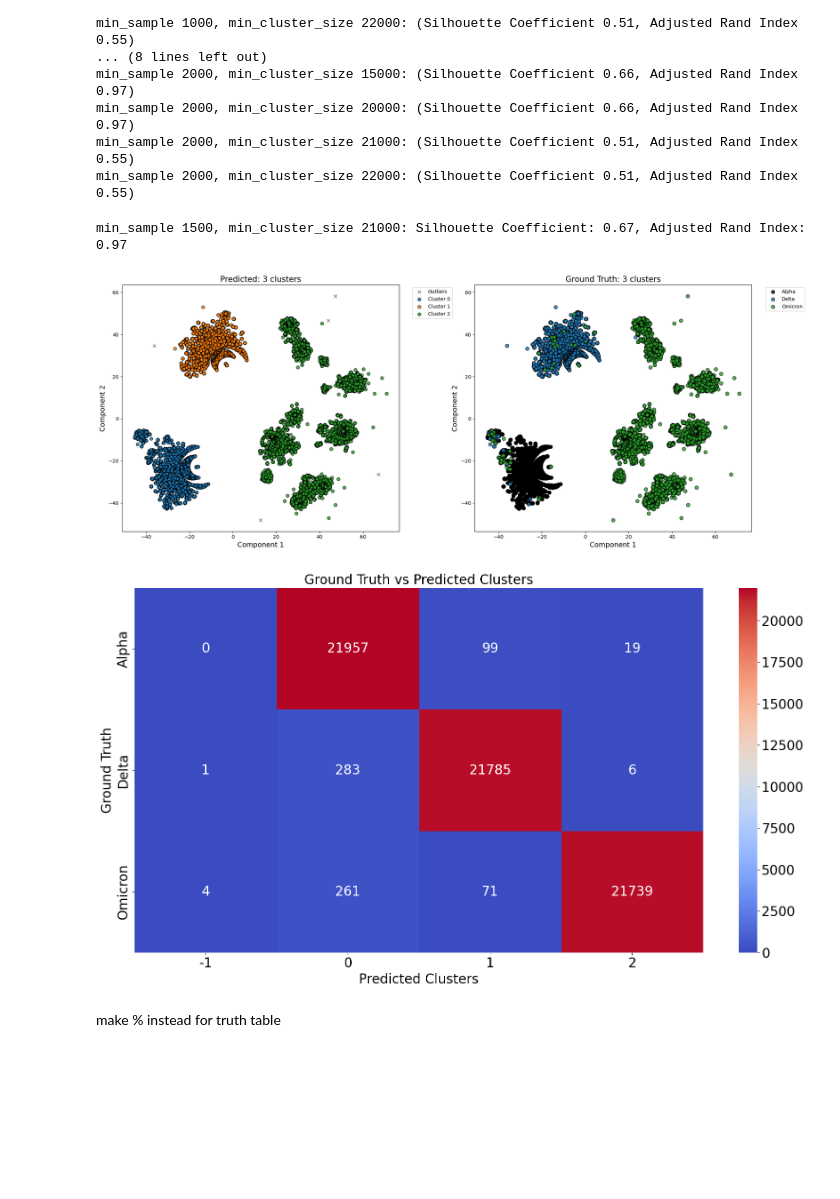
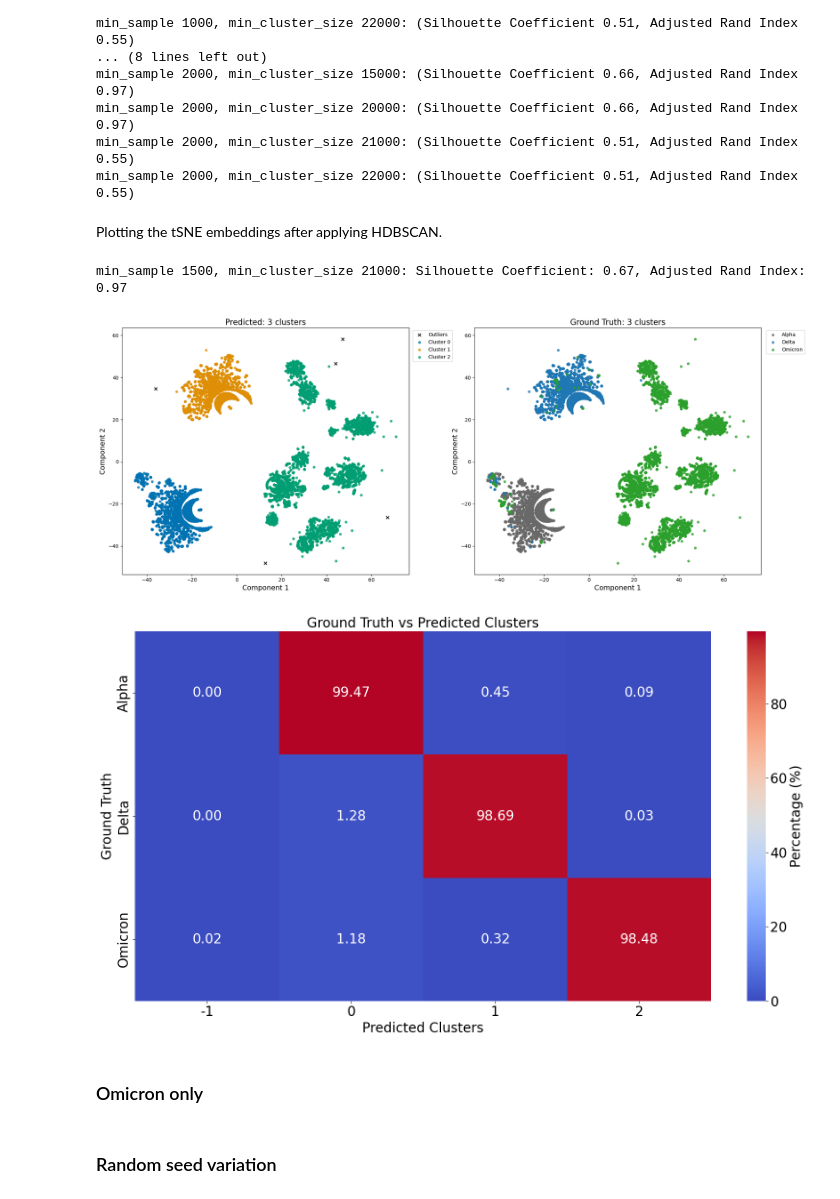
Before and after one commit to hubin-keio/Spike_NLP, a Jupyter notebook: notebooks/clustering/hdbscan_clustering-RBD.ipynb, the cells around one changed output. Cells and saved outputs as stored; diff of their text form; code cells hidden in the pictures; blank space fills up the shorter version.

Commit message:
updates to clustering

```diff
--- a/notebooks/clustering/hdbscan_clustering-RBD.ipynb
+++ b/notebooks/clustering/hdbscan_clustering-RBD.ipynb
@@ -317,6 +226,6 @@ def plot_from_embedding(save_as, info_df, embedding_matrix, type, color_map):
 # %%
 # Load in the data
-parquet_file = os.path.join(data_dir, f"spikeprot0528.clean.uniq.noX.RBD.metadata.variants.ADO_CLS-embedded.seed0.parquet")
+parquet_file = os.path.join(data_dir, f"parquets/embeddings/spikeprot0528.clean.uniq.noX.RBD.metadata.variants.ADO_CLS-embedded.seed0.parquet")
 embedded_ado_df = pd.read_parquet(parquet_file, engine='fastparquet')
 embedding_matrix = np.vstack(embedded_ado_df["embedding"])
 info_df = embedded_ado_df.drop(columns=["embedding"])
@@ -325,4 +234,9 @@ info_df = embedded_ado_df.drop(columns=["embedding"])
 perplexity = round(len(info_df) * 0.01) # find source for 1%
 tsne_reducer = TSNE(n_components=2, perplexity=perplexity, learning_rate='auto', random_state=0)
 embedding_matrix_reduced = tsne_reducer.fit_transform(embedding_matrix)
-plot_from_embedding("", info_df, embedding_matrix_reduced, 'tSNE', "tab10")
+
+# Save the embedding
+embeddings_df = pd.DataFrame(embedding_matrix_reduced, columns=['DIM_1', 'DIM_2']).reset_index(drop=True)
+tsne_df = pd.concat([info_df, embeddings_df], axis=1)
+save_as = os.path.join(data_dir, f"parquets/tsne_embeddings/spikeprot0528.clean.uniq.noX.RBD.metadata.variants.ADO_CLS-embedded.seed0.tsne.parquet")
+tsne_df.to_parquet(save_as, engine='fastparquet')
@@ -330,0 +245,6 @@ plot_from_embedding("", info_df, embedding_matrix_reduced, 'tSNE', "tab10")
+# %%
+# Load the embedding
+parquet_file = os.path.join(data_dir, f"parquets/tsne_embeddings/spikeprot0528.clean.uniq.noX.RBD.metadata.variants.ADO_CLS-embedded.seed0.tsne.parquet")
+embedded_ado_df = pd.read_parquet(parquet_file, engine='fastparquet')
+embedding_matrix_reduced = embedded_ado_df[['DIM_1', 'DIM_2']].values
+info_df = embedded_ado_df.drop(columns=['DIM_1', 'DIM_2'])
@@ -359,3 +281,5 @@ min_sample 2000, min_cluster_size 15000: (Silhouette Coefficient 0.66, Adjusted
 min_sample 2000, min_cluster_size 20000: (Silhouette Coefficient 0.66, Adjusted Rand Index 0.97)
 min_sample 2000, min_cluster_size 21000: (Silhouette Coefficient 0.51, Adjusted Rand Index 0.55)
 min_sample 2000, min_cluster_size 22000: (Silhouette Coefficient 0.51, Adjusted Rand Index 0.55)
+# %% [markdown]
+Plotting the tSNE embeddings after applying HDBSCAN.
@@ -362,44 +376,26 @@ min_sample 2000, min_cluster_size 22000: (Silhouette Coefficient 0.51, Adjusted
 # %%
 min_samples=1500
 min_cluster_size=21000
 
 # Cluster
 hdb_labels = hdbscan.HDBSCAN(
     min_samples=min_samples,
     min_cluster_size=min_cluster_size,
     core_dist_n_jobs=-1  # Enable parallel processing
 ).fit(embedding_matrix_reduced).labels_
 
 # Evaluate clustering
 silhouette_avg = silhouette_score(embedding_matrix_reduced, hdb_labels)
 ari = adjusted_rand_score(info_df["variant"], hdb_labels)
 print(f"min_sample {min_samples}, min_cluster_size {min_cluster_size}: Silhouette Coefficient: {silhouette_avg:.2f}, Adjusted Rand Index: {ari:.2f}")
-save_as = f"../../results/plots/clustering/RBD.ADO.tSNE-seed{rnd_seed}_perp{perplexity}.HDBSCAN-ms{min_samples}_mcs{min_cluster_size}-sc{silhouette_avg}_ari{ari}"
-plot_hdbscan_comparison_ado(save_as, info_df, embedding_matrix_reduced, hdb_labels, "variant", "tab10")
+save_as = f"../../results/plots/clustering/RBD.ADO.tSNE-seed0_perp{perplexity}.HDBSCAN-ms{min_samples}_mcs{min_cluster_size}-sc{silhouette_avg:.2f}_ari{ari:.2f}"
+plot_hdbscan_comparison_ado(save_as, info_df, embedding_matrix_reduced, hdb_labels, "variant", "colorblind")
 
 # Create the truth table
-truth_table = pd.crosstab(info_df["variant"], hdb_labels,
-                          rownames=['Ground Truth'],
-                          colnames=['Predicted Clusters'])
-
-# Create a heatmap for truth table
-plt.figure(figsize=(16, 9))
-fontsize = 20
-heatmap = sns.heatmap(truth_table, annot=True, cmap='coolwarm', fmt='d', annot_kws={"size": fontsize})
-cbar = heatmap.collections[0].colorbar
-cbar.ax.tick_params(labelsize=fontsize)
-plt.title('Ground Truth vs Predicted Clusters', fontsize=fontsize)
-plt.xlabel('Predicted Clusters', fontsize=fontsize)
-plt.xticks(fontsize=fontsize)
-plt.ylabel('Ground Truth', fontsize=fontsize)
-plt.yticks(fontsize=fontsize)
-plt.tight_layout()
-plt.savefig(save_as + ".truthtable.pdf", format="pdf")
-plt.savefig(save_as + ".truthtable.png", format="png")
-plt.show()
+plot_hdbscan_truthtable_heatmap(save_as, info_df, hdb_labels, "variant")
 # %% [output]
 min_sample 1500, min_cluster_size 21000: Silhouette Coefficient: 0.67, Adjusted Rand Index: 0.97
-[figure, old version]
+[figure, new version]
-[figure, old version]
+[figure, new version]
-# %% [markdown]
-make % instead for truth table
+# %% [markdown]
+### Omicron only
@@ -405,0 +408,2 @@ make % instead for truth table
+# %% [markdown]
+### Random seed variation
```
Also changed, not shown: parts of 15 cells of this notebook, 22 other files.
